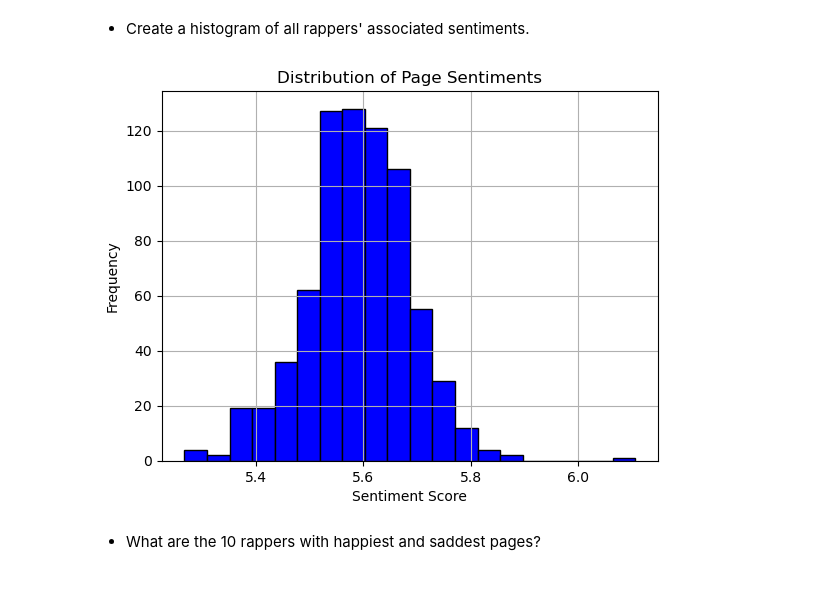
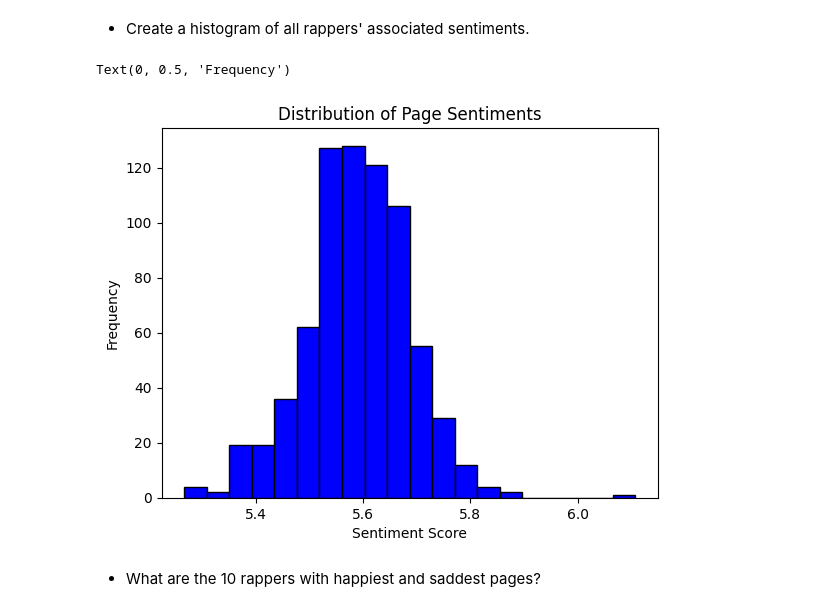
Before and after one commit to jereml99/socialgraphs2023, a Jupyter notebook: assignments/Assignment2.ipynb, the cells around one changed output. Cells and saved outputs as stored; diff of their text form; code cells hidden in the pictures; blank space fills up the shorter version.

```diff
--- a/assignments/Assignment2.ipynb
+++ b/assignments/Assignment2.ipynb
@@ -505,15 +521,15 @@ add_sentiment_to_nodes(rap_graph_with_sentiment, ROOT_FOLDER)
 # %%
 sentiments = [attrs['sentiment'] for _, attrs in rap_graph_with_sentiment.nodes(data=True)]
 
 
 plt.hist(sentiments, bins=20, color='blue', edgecolor='black')
 
 plt.title("Distribution of Page Sentiments")
 plt.xlabel("Sentiment Score")
 plt.ylabel("Frequency")
-plt.grid(True)
 # %% [output]
+Text(0, 0.5, 'Frequency')
-[figure, old version]
+[figure, new version]
 # %% [markdown]
 * What are the 10 rappers with happiest and saddest pages?
 # %%
```
Also changed, not shown: parts of 23 cells of this notebook.
